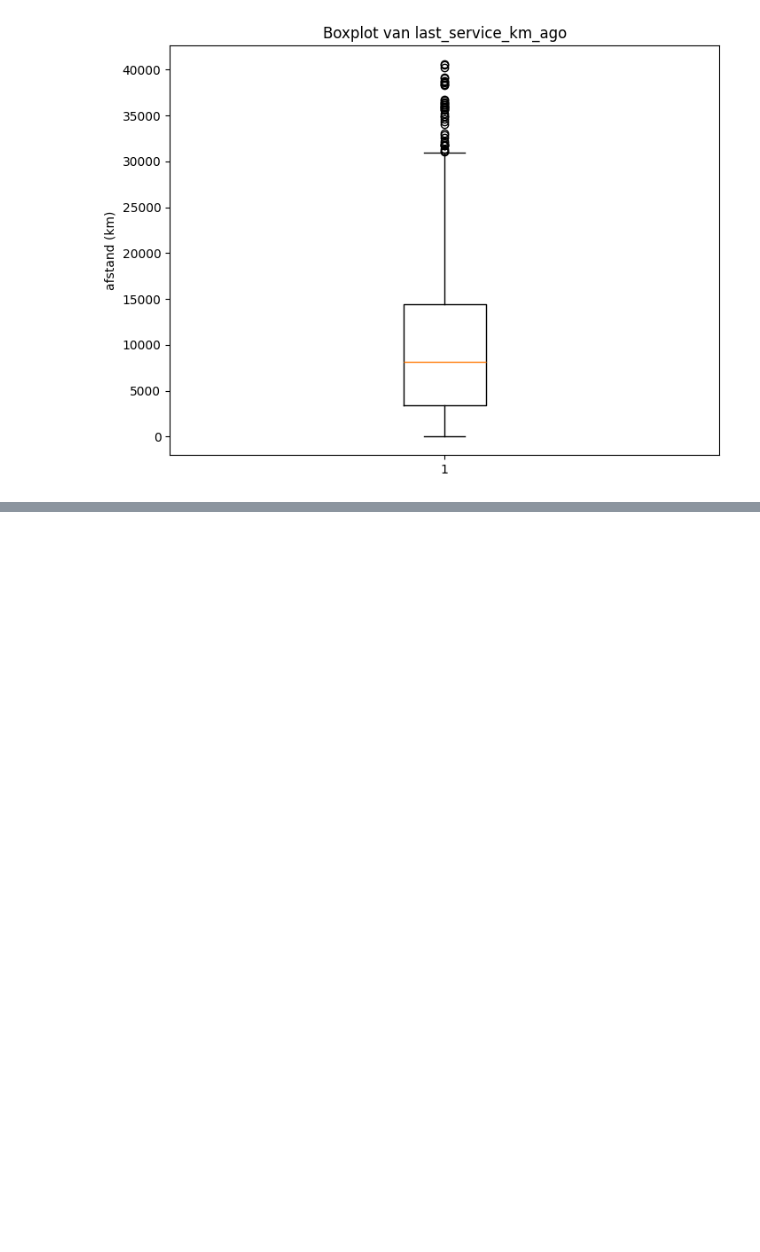
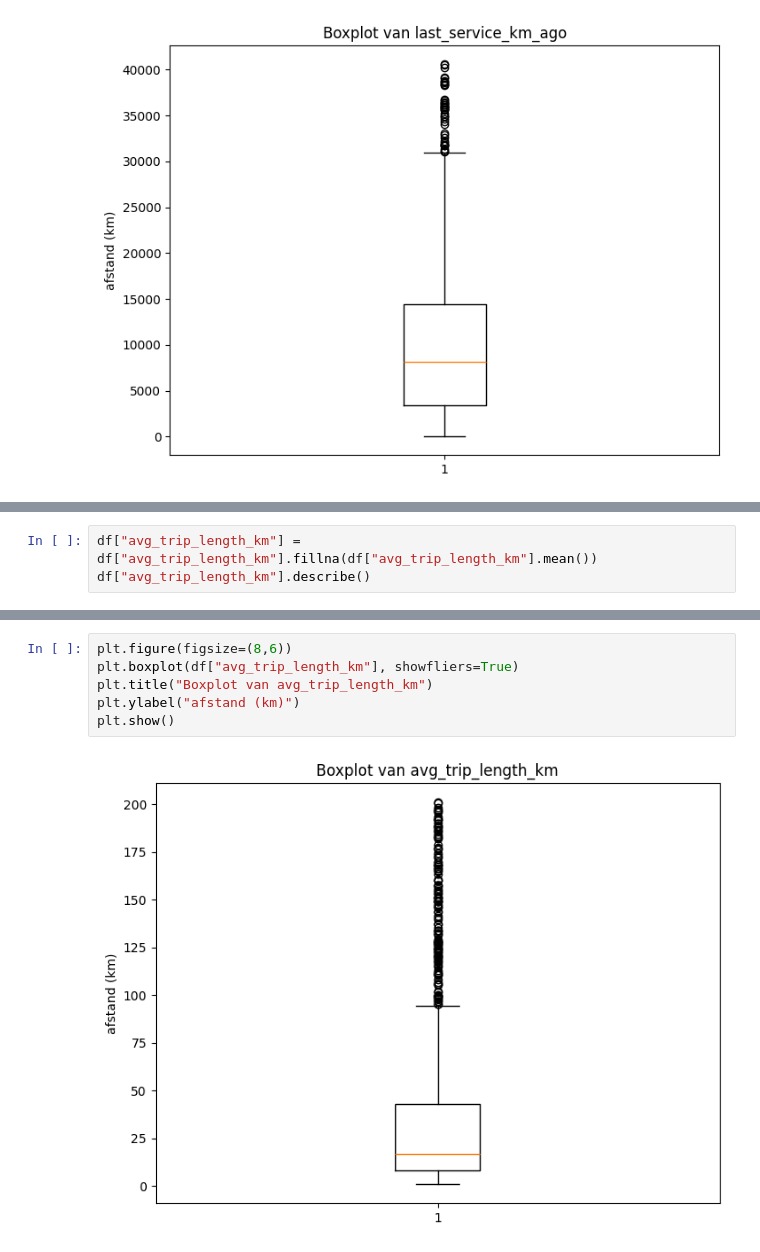
Before and after one commit to MilanMartens/DE-AI-mannen, a Jupyter notebook: notebooks/eda.ipynb, the cells around one changed output, grey strips where cells are left out. Cells and saved outputs as stored; diff of their text form; blank space fills up the shorter version.

```diff
--- a/notebooks/eda.ipynb
+++ b/notebooks/eda.ipynb
@@ -494,0 +639,3 @@ We zien hier een hoop uitschieters. Ik wil dit graag zou houden. Dit zal ervoor
+# %%
+df["avg_trip_length_km"] = df["avg_trip_length_km"].fillna(df["avg_trip_length_km"].mean())
+df["avg_trip_length_km"].describe()
@@ -494,0 +652,8 @@ We zien hier een hoop uitschieters. Ik wil dit graag zou houden. Dit zal ervoor
+# %%
+plt.figure(figsize=(8,6))
+plt.boxplot(df["avg_trip_length_km"], showfliers=True)
+plt.title("Boxplot van avg_trip_length_km")
+plt.ylabel("afstand (km)")
+plt.show()
+# %% [output]
+[figure, added]
```
Also changed, not shown: parts of 44 cells of this notebook, 2 other files.
